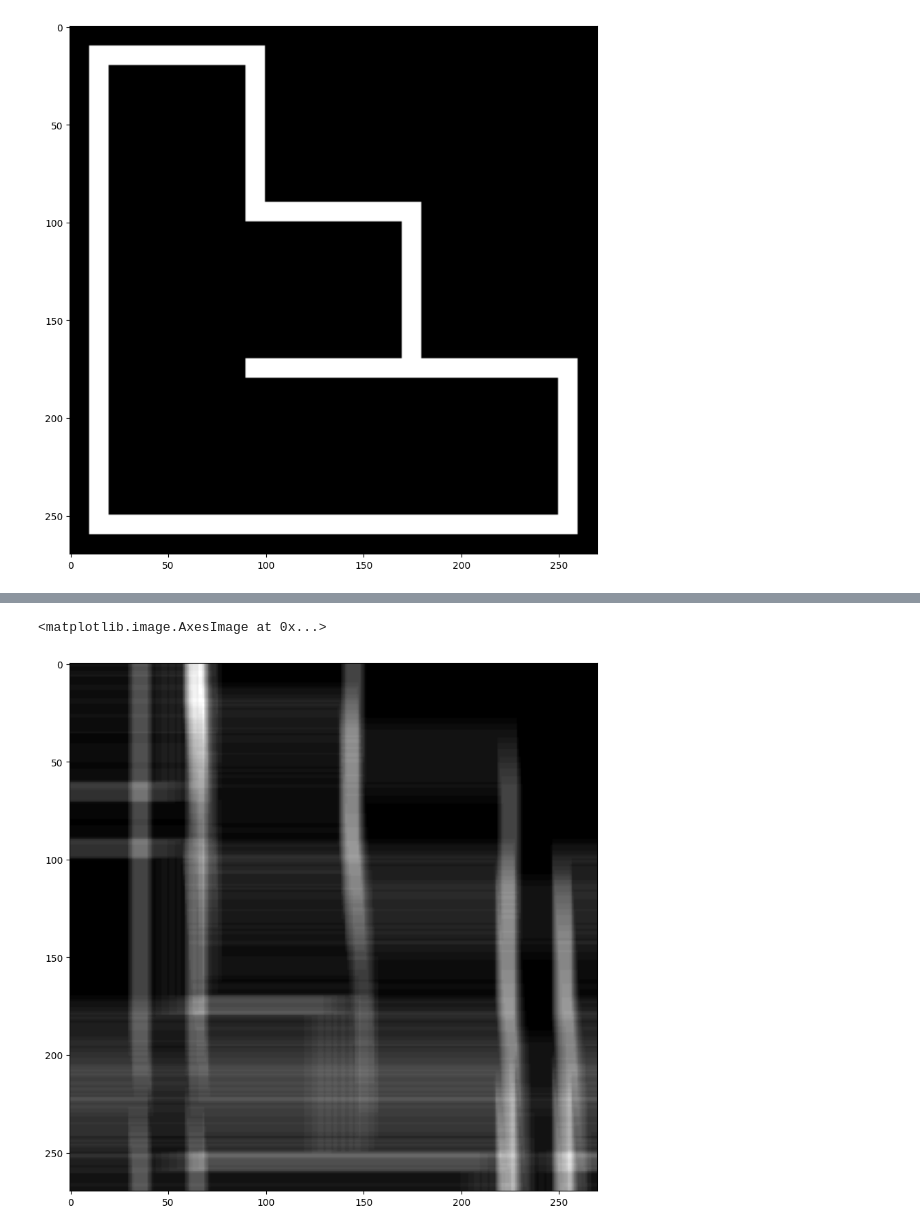
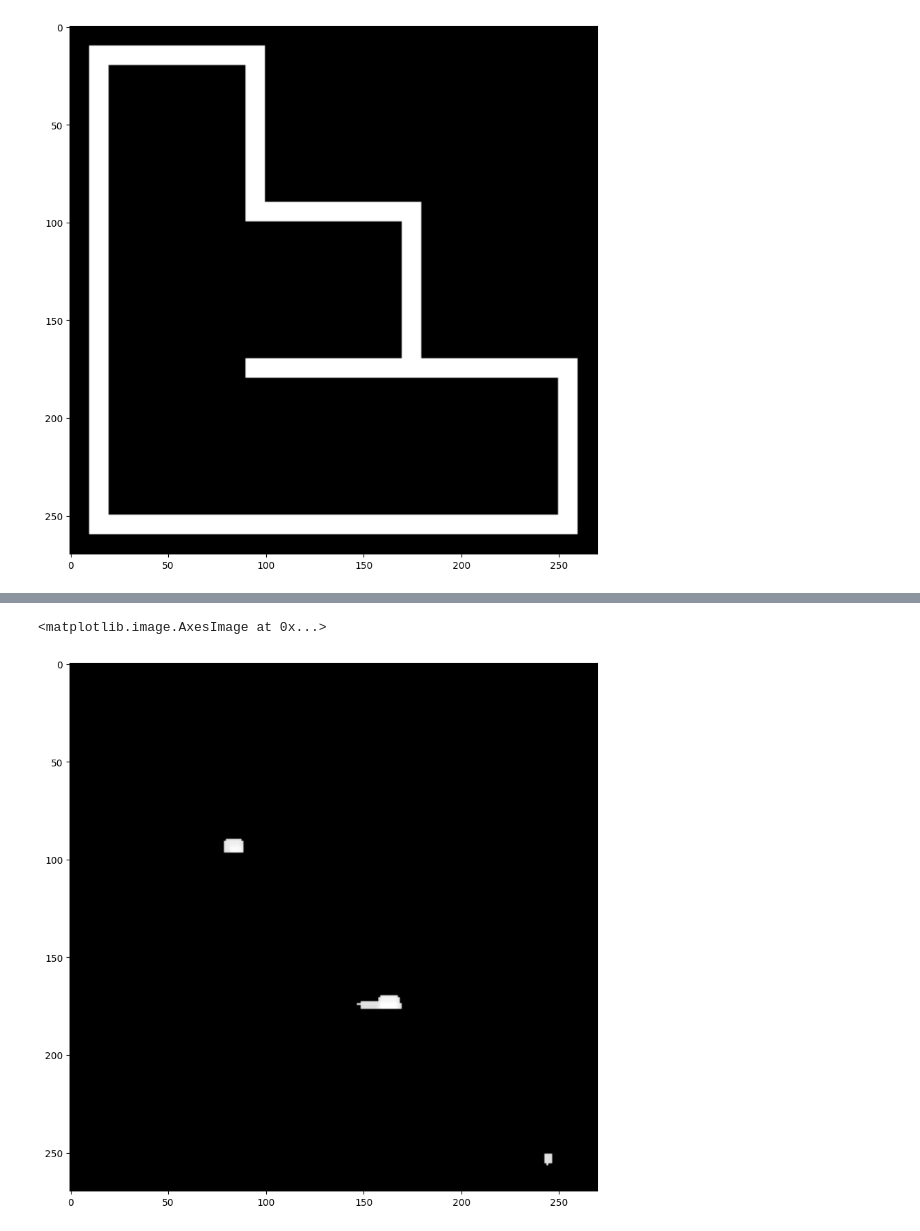
Before and after one commit to rir001/robmov_labs, a Jupyter notebook: test.ipynb, the cells around one changed output, grey strips where cells are left out. Drawn from its saved outputs; the diff is of its cells as text; code cells hidden in the pictures.

```diff
--- a/test.ipynb
+++ b/test.ipynb
@@ -51,15 +51,17 @@ def get_distance(p1, p2):
 
 def get_image_angle(lista):
     angles = []
+    rounded_angles = []
     for i in range(len(lista)-4):
         angle = get_angle(lista[i], lista[i+4])
         angles.append(angle)
-    return angles
+        rounded_angles.append(round(angle, 1))
+    return (angles, rounded_angles)
 
 def get_point_with_angle(lista, angle):
-    for i in range(len(lista)-4):
-        if get_angle(lista[i], lista[i+4]) == angle:
-            return [lista[i], lista[i+4]]
+    for i in range(len(lista)-2):
+        if angle -0.1 < get_angle(lista[i], lista[i+2]) < angle + 0.1:
+            return [lista[i], lista[i+2]]
 
 def find_more_common_angle(lista):
     return max(set(lista), key = lista.count)
@@ -76,7 +78,8 @@ def most_frequent(List):
 
     return num
 
-h = get_image_angle(points)
+(h, rounded_h) = get_image_angle(points)
+
 for n in range(len(h)):
     if h[n] < 0:
         h[n] = h[n] + np.pi
@@ -85,9 +88,13 @@ for n in range(len(h)):
 plt.hist(h, bins=100)
 plt.show()
 
-angle_ = most_frequent(h) #find_more_common_angle(h)
+angle_ = most_frequent(rounded_h)
+angle_1 = find_more_common_angle(rounded_h)
 
-basee_point = get_point_with_angle(points, angle_)[0]
+print(angle_1, angle_)
+basee_point = get_point_with_angle(points, angle_1)[0]
 
-print(angle_)
+
+
+#################
 # %% [output]
@@ -96,5 +103,5 @@ print(angle_)
 # %%
-def get_image(basee_point):
+def get_image(basee_point, angle_):
 
     map = np.zeros((2*2*ESCALA, 4*ESCALA), dtype=np.uint8)
 
@@ -108,7 +115,7 @@ def get_image(basee_point):
 
     return map
 
-fixed_map = get_image(basee_point)
+fixed_map = get_image(basee_point, angle_1)
 
 plt.imshow(cv2.dilate(fixed_map, kernel), cmap='gray')
 # plt.imshow(fixed_map, cmap='gray')
@@ -195,18 +202,18 @@ plt.imshow(fm_final_xd, cmap='gray')
 # %%
 # Make a 2d Convolution between the fixed_map and the real map
 # to find the position of the robot in the real map
 kernel2 = np.array([[1,0,-1], [1,0,-1], [1,0,-1]])
 
 c     = cv2.filter2D(real_map, -1, kernel2)
 conv  = cv2.filter2D(real_map, -1, fm_final_xd/255)
 conv1 = cv2.filter2D(real_map, -1, cv2.rotate(fm_final_xd, cv2.ROTATE_90_CLOCKWISE)/255)
 conv2 = cv2.filter2D(real_map, -1, cv2.rotate(fm_final_xd, cv2.ROTATE_180)/255)
 conv3 = cv2.filter2D(real_map, -1, cv2.rotate(fm_final_xd, cv2.ROTATE_90_COUNTERCLOCKWISE)/255)
 
 # print(conv.max())
 convolucion = conv*(conv > 40)
 
-plt.imshow(conv, cmap='gray')
+plt.imshow(convolucion, cmap='gray')
 # %% [output]
 <matplotlib.image.AxesImage at 0x...>
-[figure, old version]
+[figure, new version]
```
Also changed, not shown: parts of 5 cells of this notebook.
